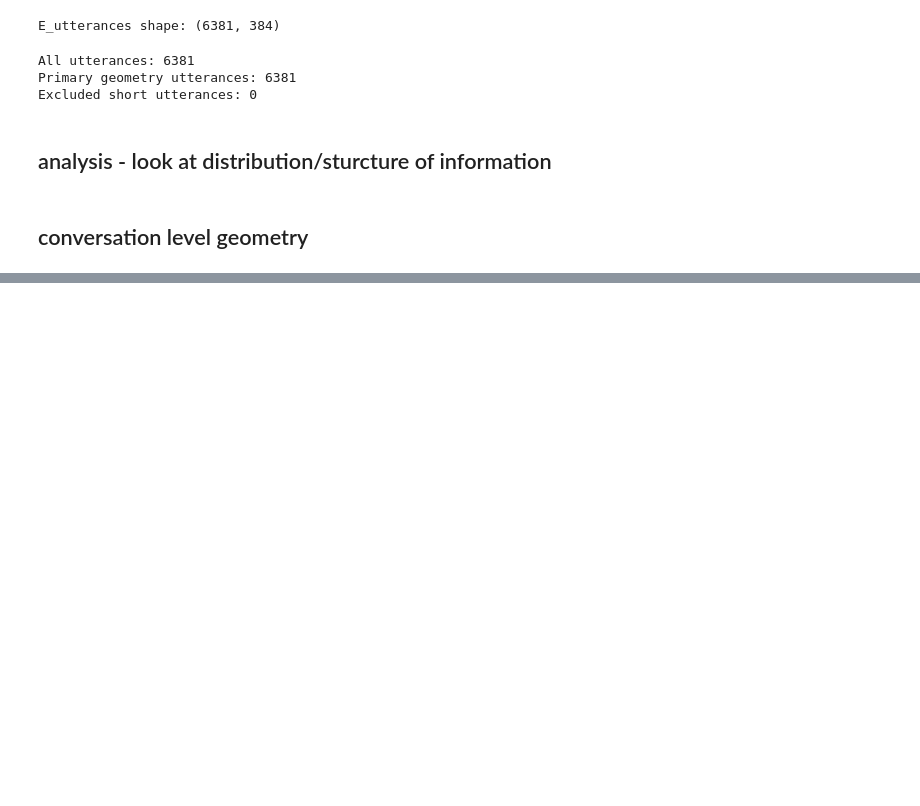
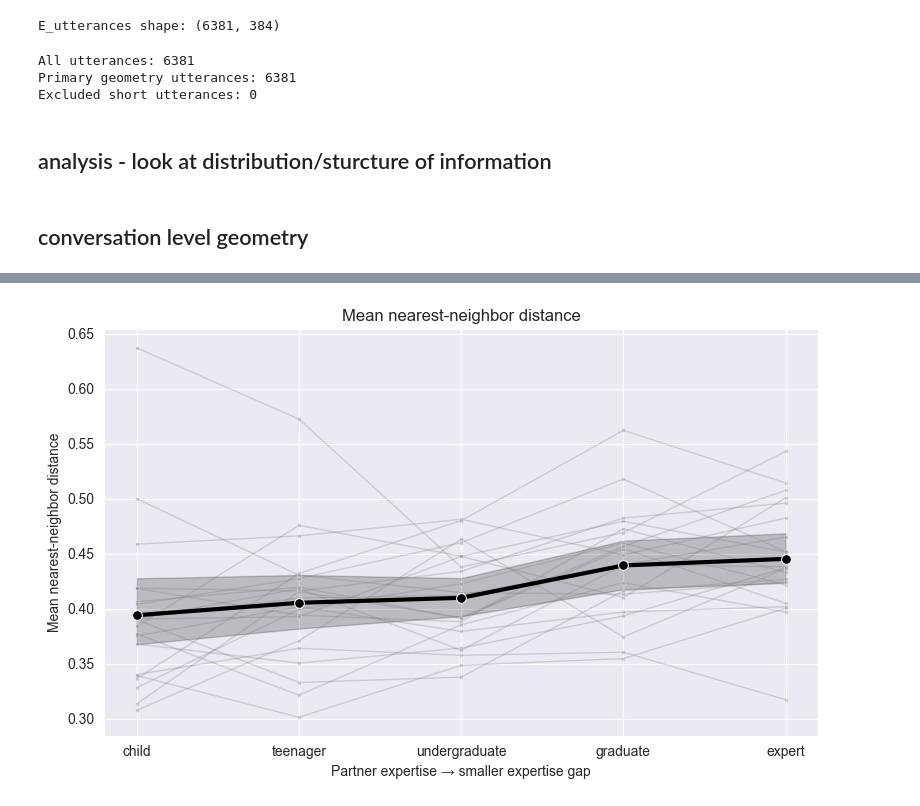
Before and after one commit to yume-24/expertise_conversation, a Jupyter notebook: big_analysis.ipynb, the cells around one changed output, grey strips where cells are left out. Cells and saved outputs as stored; diff of their text form; code cells hidden in the pictures; blank space fills up the shorter version.

```diff
--- a/big_analysis.ipynb
+++ b/big_analysis.ipynb
@@ -1260,0 +1967,8 @@ Excluded short utterances: 0
+# %%
+plot_metric_trajectories(
+    conversation_geometry,
+    "nearest_neighbor_distance_mean",
+    "Mean nearest-neighbor distance",
+)
+# %% [output]
+[figure, added]
```
Also changed, not shown: parts of 21 cells of this notebook, 6 other files.
